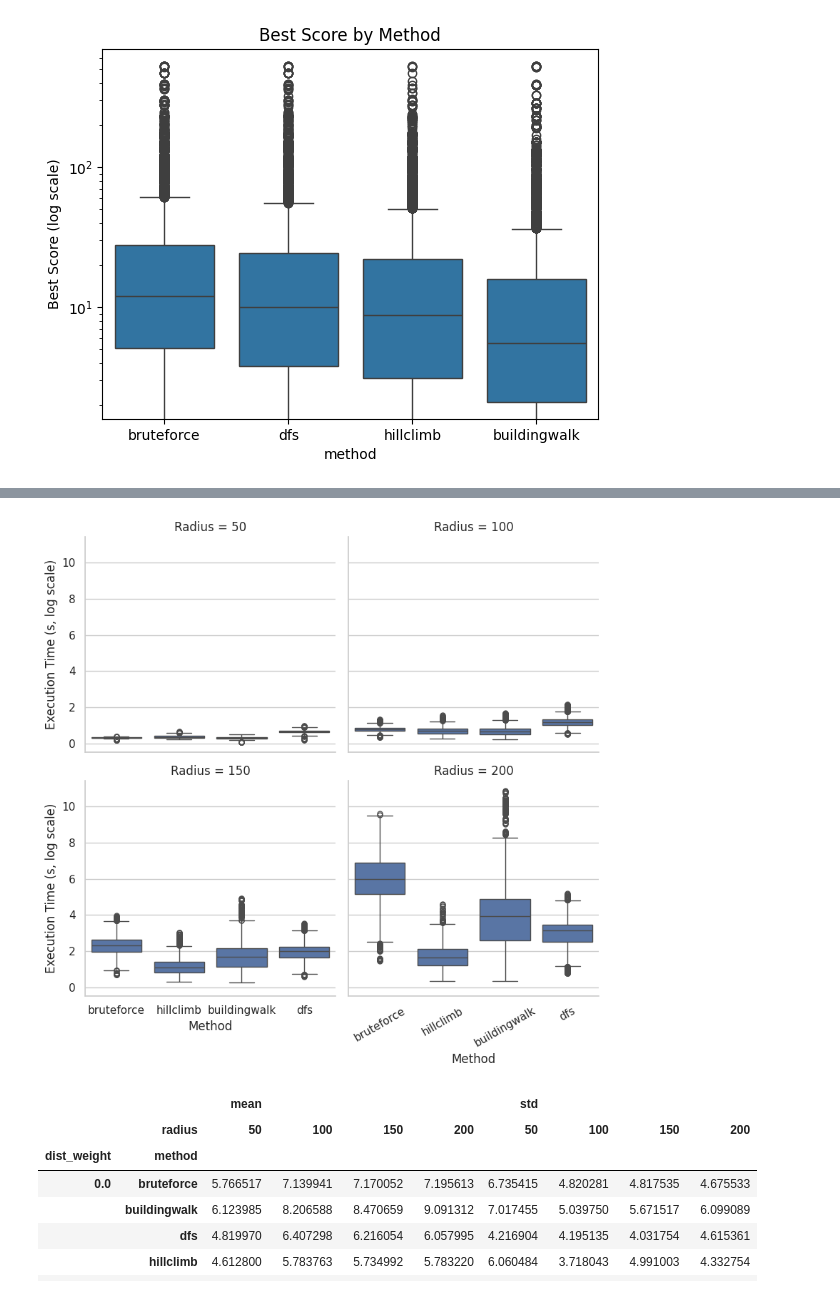
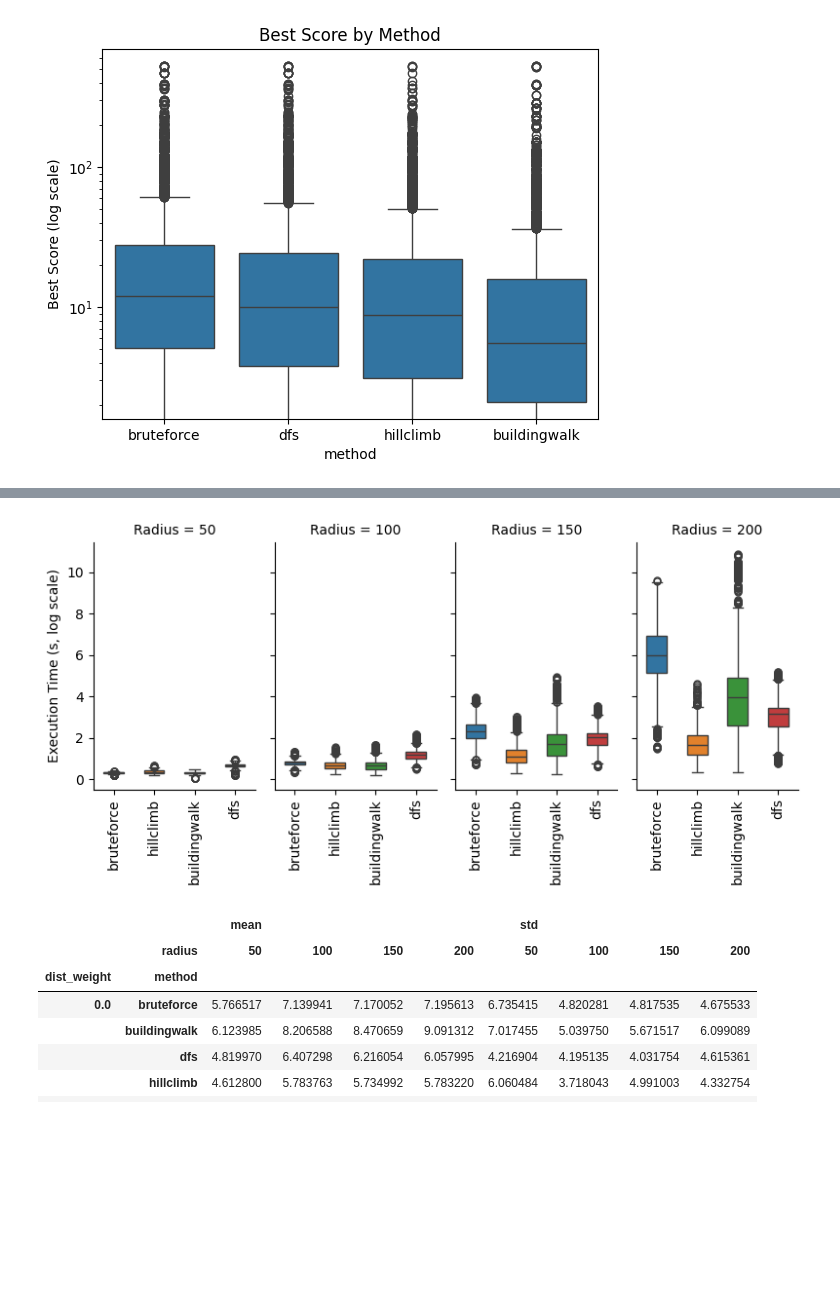
Before and after one commit to lewenhagen/AI_Enhanced_Method_for_Improved_CCTV_Camera_Placement, a Jupyter notebook: notebook.ipynb, the cells around one changed output, grey strips where cells are left out. Cells and saved outputs as stored; diff of their text form; code cells hidden in the pictures; blank space fills up the shorter version.

```diff
--- a/notebook.ipynb
+++ b/notebook.ipynb
@@ -120,25 +157,30 @@ plt.show()
 # %%
 # Executio time, for all methods
 
 g = sns.catplot(
     data=df,
     x="method",
     y="execution_time",
     col="radius",
     kind="box",
-    col_wrap=2,
+    col_wrap=4,
     height=4,
-    sharey=True
+    sharey=True,
+    width=0.5,
+    aspect=0.5,
+    hue="method"
 )
 
 # g.set(yscale="log")
+
 g.set_titles("Radius = {col_name}")
-g.set_axis_labels("Method", "Execution Time (s, log scale)")
-plt.xticks(rotation=30)
+g.set_axis_labels("", "Execution Time (s, log scale)")
+# plt.xticks(rotation=30)
+g.set_xticklabels(rotation=90)
 plt.tight_layout()
 plt.show()
 # %% [output]
-[figure, old version]
+[figure, new version]
 # %%
 # pai_pivot_median = df.pivot_table(
 #     values="pai",
```
Also changed, not shown: parts of 6 cells of this notebook.
